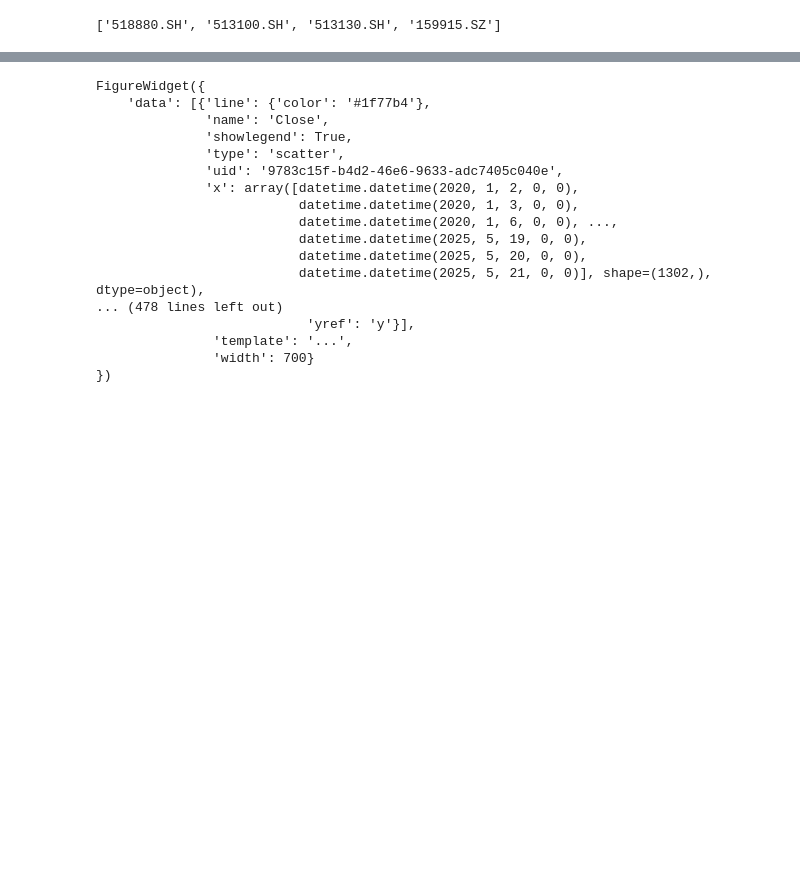
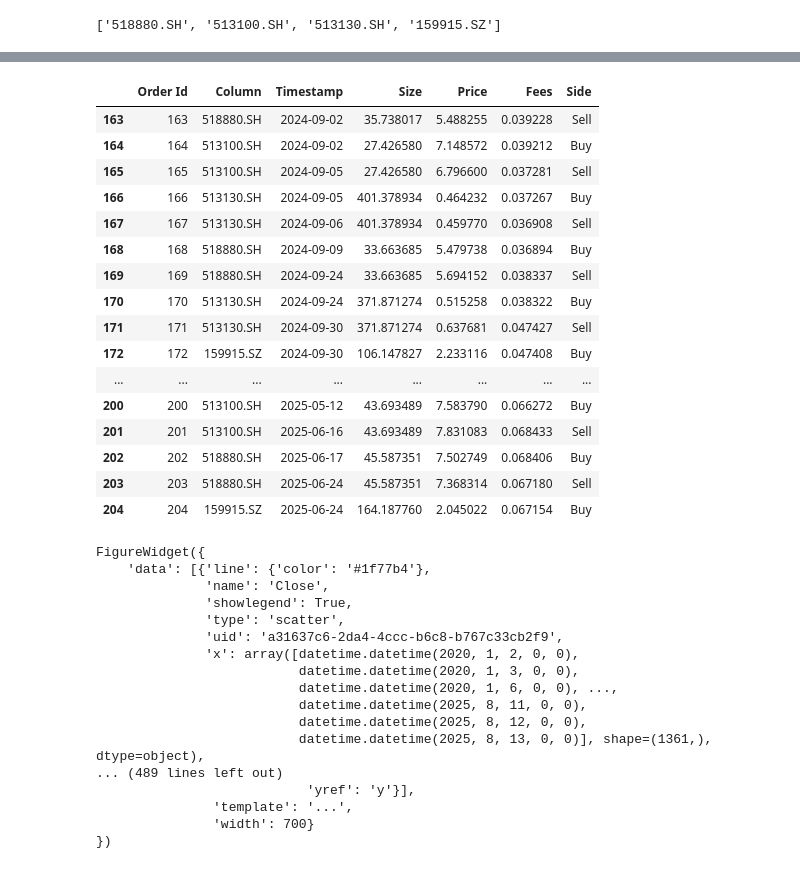
Before and after one commit to ArranGrimm/QuantLab, a Jupyter notebook: pure_eval.ipynb, the cells around one changed output, grey strips where cells are left out. Cells and saved outputs as stored; diff of their text form; code cells hidden in the pictures; blank space fills up the shorter version.

```diff
--- a/pure_eval.ipynb
+++ b/pure_eval.ipynb
@@ -378,19 +389,41 @@ portfolio.orders.records_readable
+# %%
+orders_df = portfolio.orders.records_readable
+# %%
+orders_df[orders_df['Timestamp'] >= '2024-09-01 15:00:00']
+# %% [output]
+|  | Order Id | Column | Timestamp | Size | Price | Fees | Side |
+| 163 | 163 | 518880.SH | 2024-09-02 | 35.738017 | 5.488255 | 0.039228 | Sell |
+| 164 | 164 | 513100.SH | 2024-09-02 | 27.426580 | 7.148572 | 0.039212 | Buy |
+| 165 | 165 | 513100.SH | 2024-09-05 | 27.426580 | 6.796600 | 0.037281 | Sell |
+| 166 | 166 | 513130.SH | 2024-09-05 | 401.378934 | 0.464232 | 0.037267 | Buy |
+| 167 | 167 | 513130.SH | 2024-09-06 | 401.378934 | 0.459770 | 0.036908 | Sell |
+| 168 | 168 | 518880.SH | 2024-09-09 | 33.663685 | 5.479738 | 0.036894 | Buy |
+| 169 | 169 | 518880.SH | 2024-09-24 | 33.663685 | 5.694152 | 0.038337 | Sell |
+| 170 | 170 | 513130.SH | 2024-09-24 | 371.871274 | 0.515258 | 0.038322 | Buy |
+| 171 | 171 | 513130.SH | 2024-09-30 | 371.871274 | 0.637681 | 0.047427 | Sell |
+| 172 | 172 | 159915.SZ | 2024-09-30 | 106.147827 | 2.233116 | 0.047408 | Buy |
+| ... | ... | ... | ... | ... | ... | ... | ... |
+| 200 | 200 | 513100.SH | 2025-05-12 | 43.693489 | 7.583790 | 0.066272 | Buy |
+| 201 | 201 | 513100.SH | 2025-06-16 | 43.693489 | 7.831083 | 0.068433 | Sell |
+| 202 | 202 | 518880.SH | 2025-06-17 | 45.587351 | 7.502749 | 0.068406 | Buy |
+| 203 | 203 | 518880.SH | 2025-06-24 | 45.587351 | 7.368314 | 0.067180 | Sell |
+| 204 | 204 | 159915.SZ | 2025-06-24 | 164.187760 | 2.045022 | 0.067154 | Buy |
 # %%
-portfolio.plot_trades(column='518880.SH')
+portfolio.plot_trades(column='159915.SZ')
 # %% [output]
 FigureWidget({
     'data': [{'line': {'color': '#1f77b4'},
               'name': 'Close',
               'showlegend': True,
               'type': 'scatter',
-              'uid': '9783c15f-b4d2-46e6-9633-adc7405c040e',
+              'uid': 'a31637c6-2da4-4ccc-b6c8-b767c33cb2f9',
               'x': array([datetime.datetime(2020, 1, 2, 0, 0),
                           datetime.datetime(2020, 1, 3, 0, 0),
                           datetime.datetime(2020, 1, 6, 0, 0), ...,
-                          datetime.datetime(2025, 5, 19, 0, 0),
-                          datetime.datetime(2025, 5, 20, 0, 0),
-                          datetime.datetime(2025, 5, 21, 0, 0)], shape=(1302,), dtype=object),
-... (478 lines left out)
+                          datetime.datetime(2025, 8, 11, 0, 0),
+                          datetime.datetime(2025, 8, 12, 0, 0),
+                          datetime.datetime(2025, 8, 13, 0, 0)], shape=(1361,), dtype=object),
+... (489 lines left out)
                            'yref': 'y'}],
                'template': '...',
                'width': 700}
```
Also changed, not shown: parts of 7 cells of this notebook, 3 other files.
